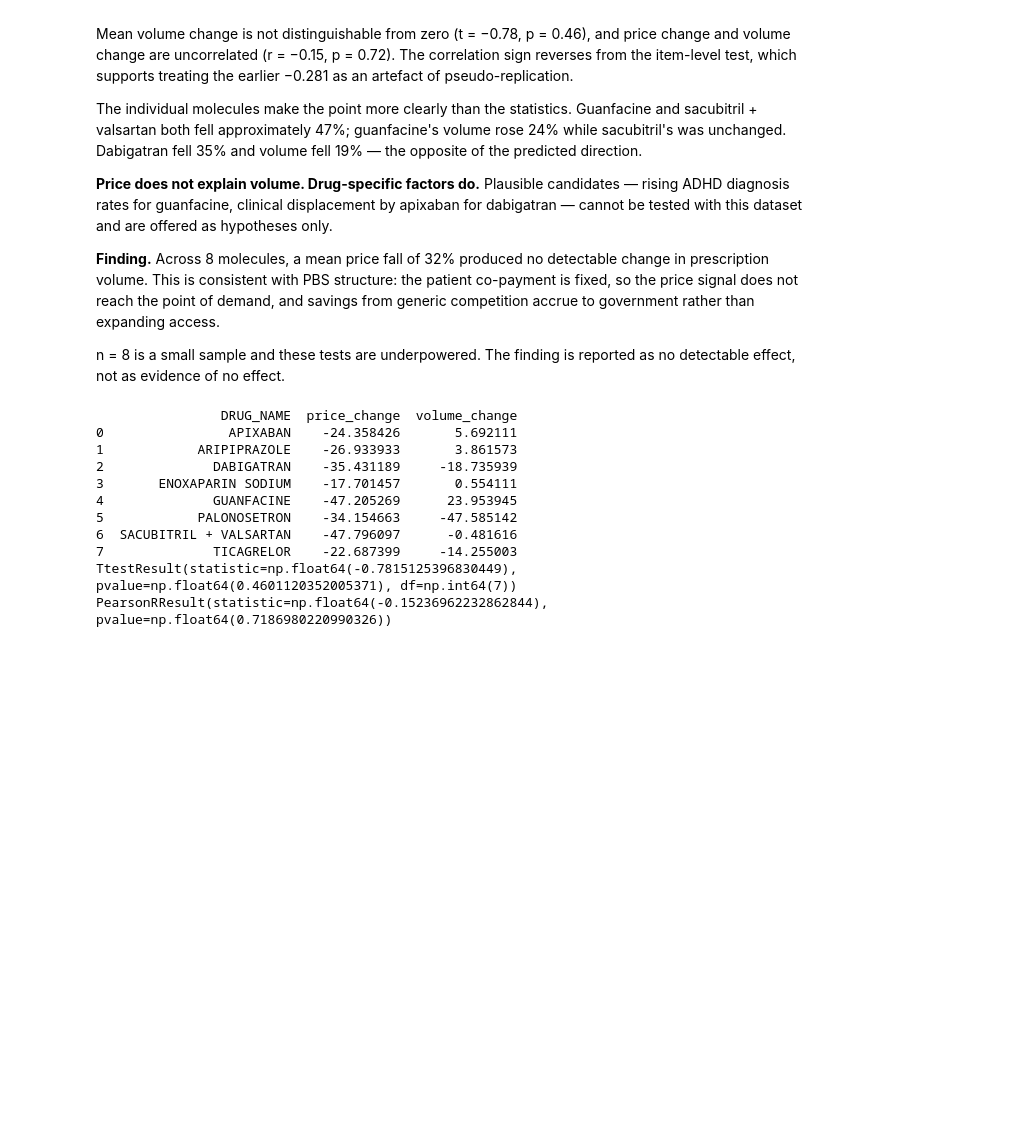
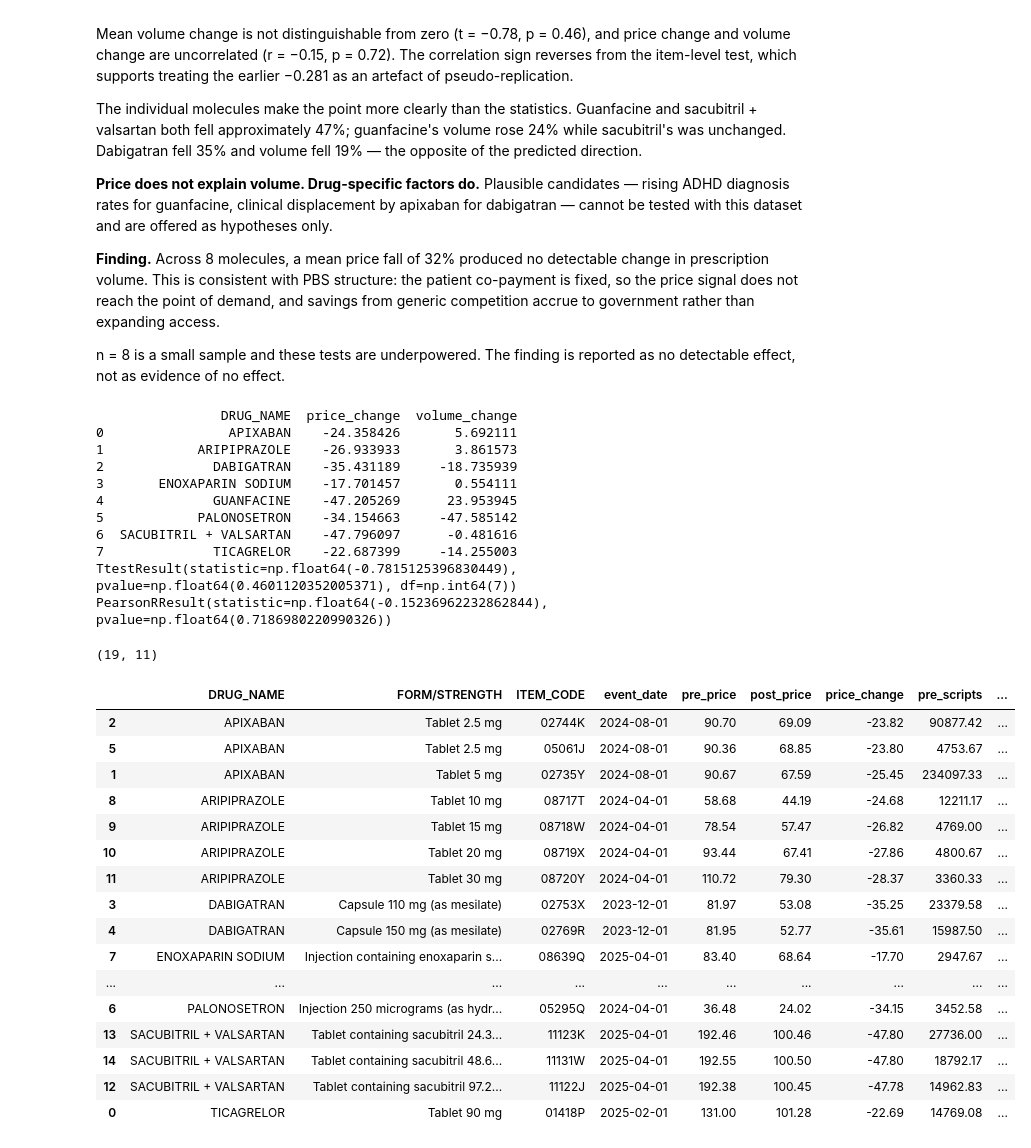
Before and after one commit to aryakamat01-sketch/pbs-generic-erosion, a Jupyter notebook: pbs_generic_erosion.ipynb, the cells around one changed output. Drawn from its saved outputs; the diff is of its cells as text; code cells hidden in the pictures; blank space fills up the shorter version.

```diff
--- a/pbs_generic_erosion.ipynb
+++ b/pbs_generic_erosion.ipynb
@@ -578,3 +579,34 @@ print(stats.pearsonr(mol['price_change'], mol['volume_change']))
 7              TICAGRELOR    -22.687399     -14.255003
 TtestResult(statistic=np.float64(-0.7815125396830449), pvalue=np.float64(0.4601120352005371), df=np.int64(7))
 PearsonRResult(statistic=np.float64(-0.15236962232862844), pvalue=np.float64(0.7186980220990326))
+# %%
+summary = (ev.merge(labels, on='ITEM_CODE')
+             .merge(diag[['ITEM_CODE','share_of_decline','n_drops_5pct']], on='ITEM_CODE'))
+
+summary = summary[['DRUG_NAME','FORM/STRENGTH','ITEM_CODE','event_date',
+                   'pre_price','post_price','price_change',
+                   'pre_scripts','post_scripts','volume_change',
+                   'share_of_decline']]
+
+summary = summary.sort_values(['DRUG_NAME','FORM/STRENGTH']).round(2)
+print(summary.shape)
+summary
+# %% [output]
+(19, 11)
+|  | DRUG_NAME | FORM/STRENGTH | ITEM_CODE | event_date | pre_price | post_price | price_change | pre_scripts | ... |
+| 2 | APIXABAN | Tablet 2.5 mg | 02744K | 2024-08-01 | 90.70 | 69.09 | -23.82 | 90877.42 | ... |
+| 5 | APIXABAN | Tablet 2.5 mg | 05061J | 2024-08-01 | 90.36 | 68.85 | -23.80 | 4753.67 | ... |
+| 1 | APIXABAN | Tablet 5 mg | 02735Y | 2024-08-01 | 90.67 | 67.59 | -25.45 | 234097.33 | ... |
+| 8 | ARIPIPRAZOLE | Tablet 10 mg | 08717T | 2024-04-01 | 58.68 | 44.19 | -24.68 | 12211.17 | ... |
+| 9 | ARIPIPRAZOLE | Tablet 15 mg | 08718W | 2024-04-01 | 78.54 | 57.47 | -26.82 | 4769.00 | ... |
+| 10 | ARIPIPRAZOLE | Tablet 20 mg | 08719X | 2024-04-01 | 93.44 | 67.41 | -27.86 | 4800.67 | ... |
+| 11 | ARIPIPRAZOLE | Tablet 30 mg | 08720Y | 2024-04-01 | 110.72 | 79.30 | -28.37 | 3360.33 | ... |
+| 3 | DABIGATRAN | Capsule 110 mg (as mesilate) | 02753X | 2023-12-01 | 81.97 | 53.08 | -35.25 | 23379.58 | ... |
+| 4 | DABIGATRAN | Capsule 150 mg (as mesilate) | 02769R | 2023-12-01 | 81.95 | 52.77 | -35.61 | 15987.50 | ... |
+| 7 | ENOXAPARIN SODIUM | Injection containing enoxaparin s... | 08639Q | 2025-04-01 | 83.40 | 68.64 | -17.70 | 2947.67 | ... |
+| ... | ... | ... | ... | ... | ... | ... | ... | ... | ... |
+| 6 | PALONOSETRON | Injection 250 micrograms (as hydr... | 05295Q | 2024-04-01 | 36.48 | 24.02 | -34.15 | 3452.58 | ... |
+| 13 | SACUBITRIL + VALSARTAN | Tablet containing sacubitril 24.3... | 11123K | 2025-04-01 | 192.46 | 100.46 | -47.80 | 27736.00 | ... |
+| 14 | SACUBITRIL + VALSARTAN | Tablet containing sacubitril 48.6... | 11131W | 2025-04-01 | 192.55 | 100.50 | -47.80 | 18792.17 | ... |
+| 12 | SACUBITRIL + VALSARTAN | Tablet containing sacubitril 97.2... | 11122J | 2025-04-01 | 192.38 | 100.45 | -47.78 | 14962.83 | ... |
+| 0 | TICAGRELOR | Tablet 90 mg | 01418P | 2025-02-01 | 131.00 | 101.28 | -22.69 | 14769.08 | ... |
```
Also changed, not shown: parts of 6 cells of this notebook.
